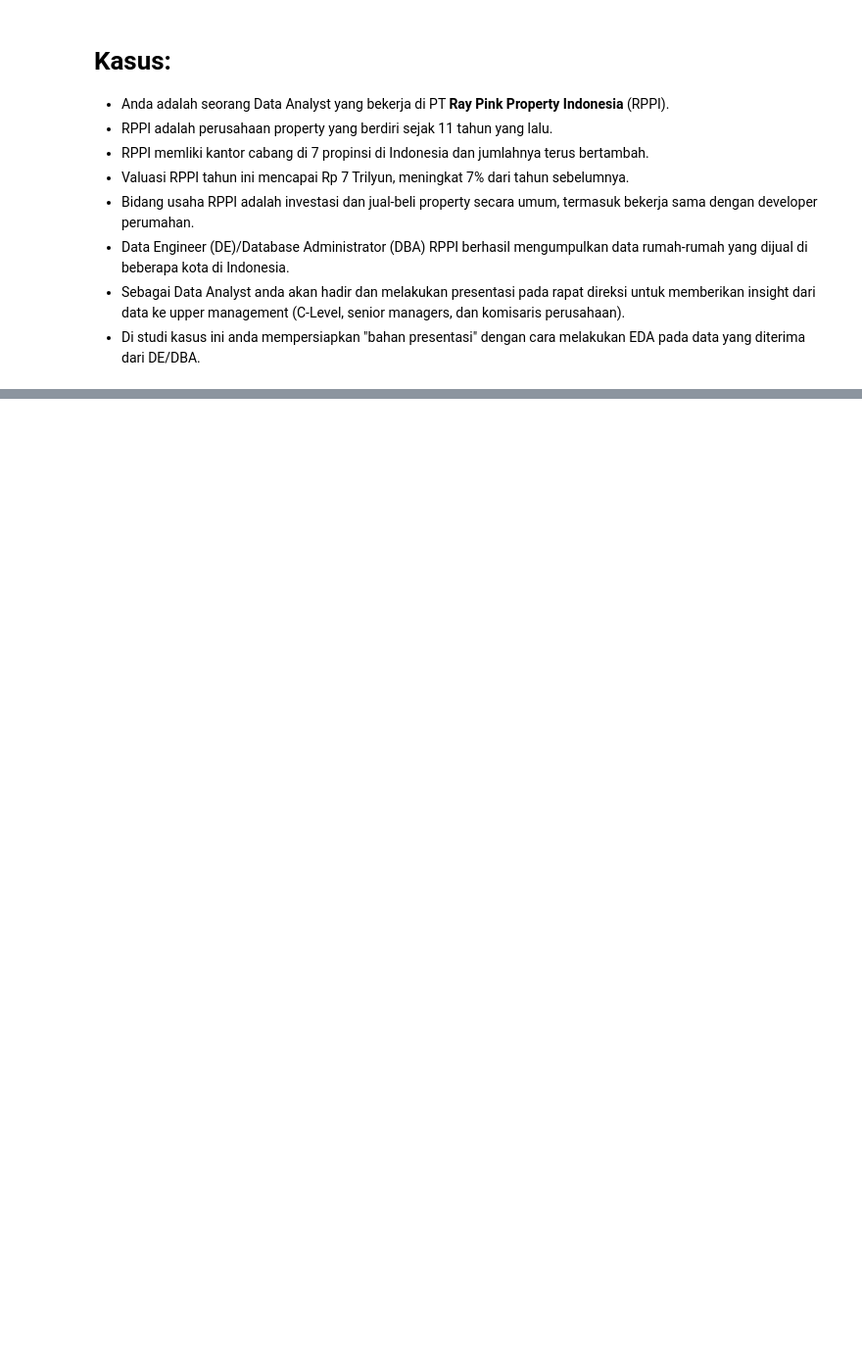
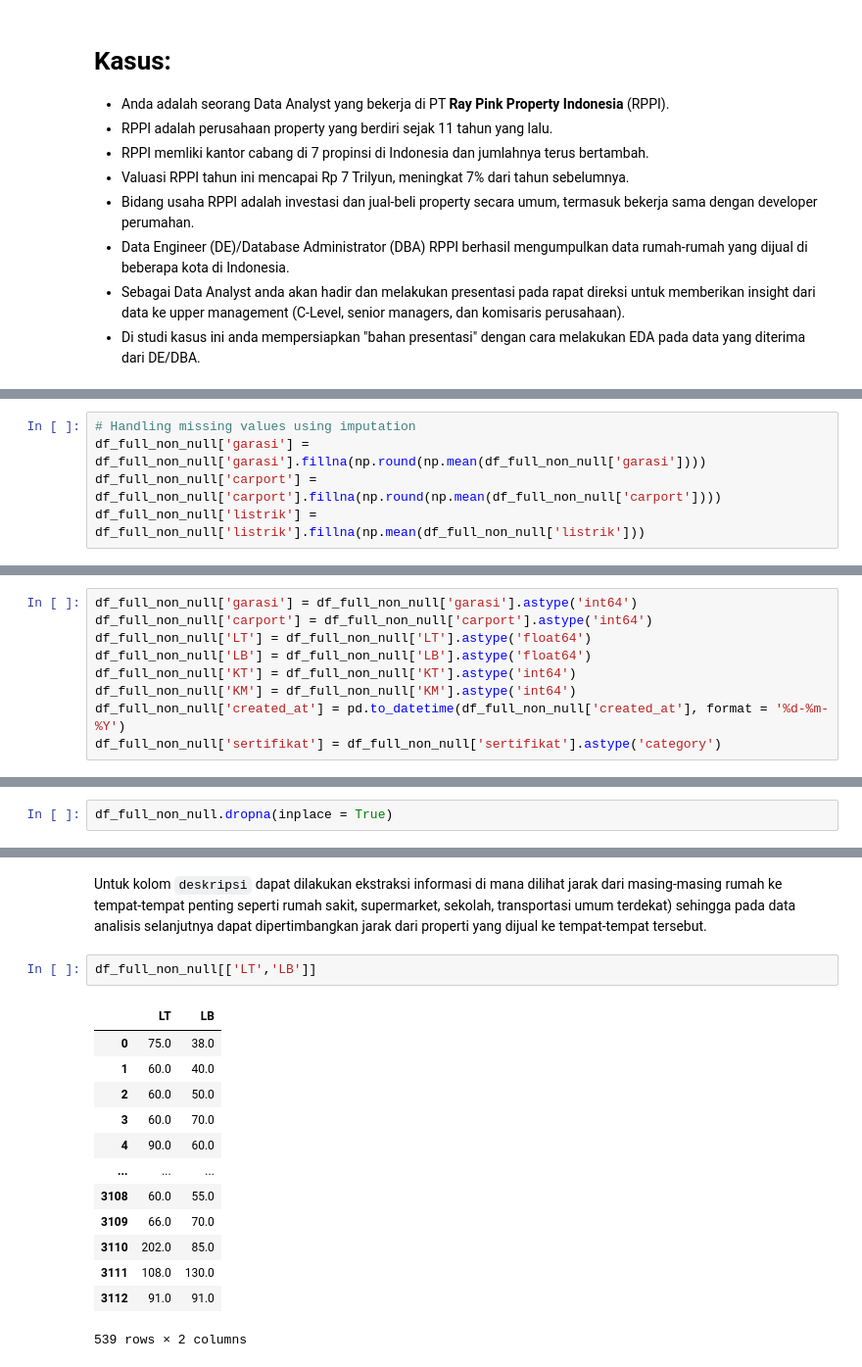
Before and after one commit to hafsakhaerunisa/ADM-Case-01-EDA-Group-B, a Jupyter notebook: ADM_Case_01_EDA_Group_B.ipynb, the cells around one changed output, grey strips where cells are left out. Shown at 98% size. Drawn from its saved outputs; the diff is of its cells as text; blank space fills up the shorter version.

```diff
--- a/ADM_Case_01_EDA_Group_B.ipynb
+++ b/ADM_Case_01_EDA_Group_B.ipynb
@@ -59,0 +182,5 @@ Di studi kasus pertama, anda mendapat bantuan keterangan dari manajemen. Setelah
+# %%
+# Handling missing values using imputation
+df_full_non_null['garasi'] = df_full_non_null['garasi'].fillna(np.round(np.mean(df_full_non_null['garasi'])))
+df_full_non_null['carport'] = df_full_non_null['carport'].fillna(np.round(np.mean(df_full_non_null['carport'])))
+df_full_non_null['listrik'] = df_full_non_null['listrik'].fillna(np.mean(df_full_non_null['listrik']))
@@ -59,0 +213,9 @@ Di studi kasus pertama, anda mendapat bantuan keterangan dari manajemen. Setelah
+# %%
+df_full_non_null['garasi'] = df_full_non_null['garasi'].astype('int64')
+df_full_non_null['carport'] = df_full_non_null['carport'].astype('int64')
+df_full_non_null['LT'] = df_full_non_null['LT'].astype('float64')
+df_full_non_null['LB'] = df_full_non_null['LB'].astype('float64')
+df_full_non_null['KT'] = df_full_non_null['KT'].astype('int64')
+df_full_non_null['KM'] = df_full_non_null['KM'].astype('int64')
+df_full_non_null['created_at'] = pd.to_datetime(df_full_non_null['created_at'], format = '%d-%m-%Y')
+df_full_non_null['sertifikat'] = df_full_non_null['sertifikat'].astype('category')
@@ -59,0 +260,2 @@ Di studi kasus pertama, anda mendapat bantuan keterangan dari manajemen. Setelah
+# %%
+df_full_non_null.dropna(inplace = True)
@@ -59,0 +318,18 @@ Di studi kasus pertama, anda mendapat bantuan keterangan dari manajemen. Setelah
+# %% [markdown]
+Untuk kolom `deskripsi` dapat dilakukan ekstraksi informasi di mana dilihat jarak dari masing-masing rumah ke tempat-tempat penting seperti rumah sakit, supermarket, sekolah, transportasi umum terdekat) sehingga pada data analisis selanjutnya dapat dipertimbangkan jarak dari properti yang dijual ke tempat-tempat tersebut.
+# %%
+df_full_non_null[['LT','LB']]
+# %% [output]
+|  | LT | LB |
+| 0 | 75.0 | 38.0 |
+| 1 | 60.0 | 40.0 |
+| 2 | 60.0 | 50.0 |
+| 3 | 60.0 | 70.0 |
+| 4 | 90.0 | 60.0 |
+| ... | ... | ... |
+| 3108 | 60.0 | 55.0 |
+| 3109 | 66.0 | 70.0 |
+| 3110 | 202.0 | 85.0 |
+| 3111 | 108.0 | 130.0 |
+| 3112 | 91.0 | 91.0 |
+539 rows × 2 columns
```
Also changed, not shown: parts of 45 cells of this notebook.
